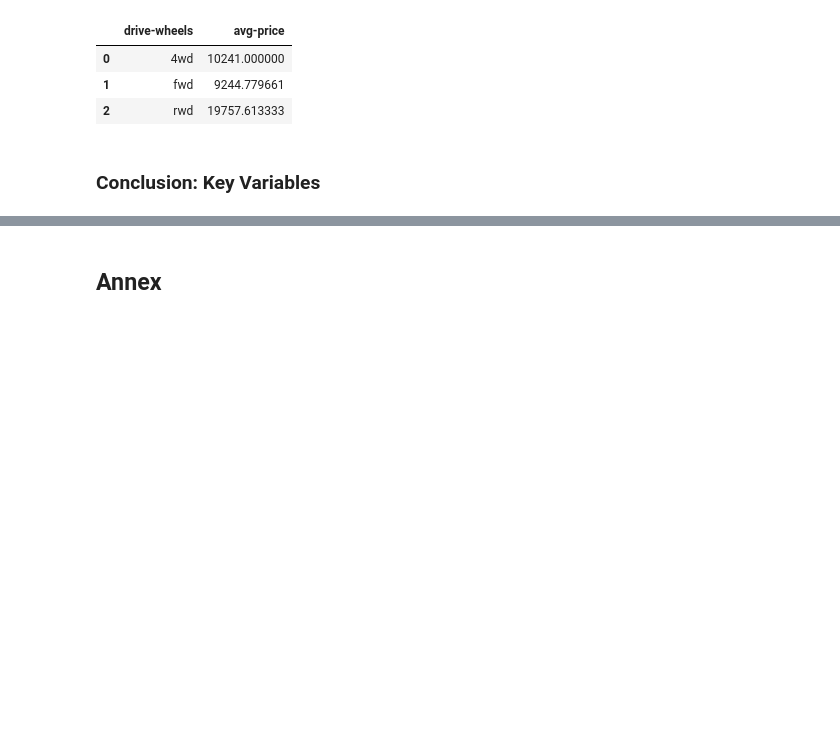
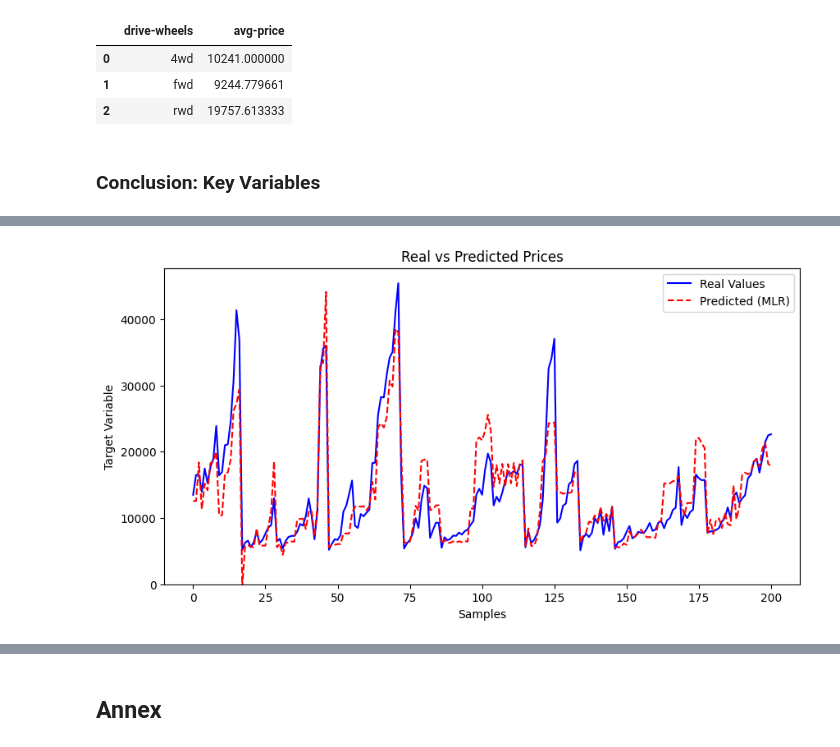
Before and after one commit to harmeris/Car_Pricing_Analysis_1985, a Jupyter notebook: car_pricing_analysis.ipynb, the cells around one changed output, grey strips where cells are left out. Saved outputs shown, nothing was run; the diff lists cells and outputs as text; code cells hidden in the pictures; blank space fills up the shorter version.

```diff
--- a/car_pricing_analysis.ipynb
+++ b/car_pricing_analysis.ipynb
@@ -649,0 +750,8 @@ As we move into building machine learning models, using variables that significa
+# %%
+Z= car_db[['curb-weight','engine-size','horsepower','width-cm','highway-km/L']]
+# %%
+lm_multiple=LinearRegression()
+
+lm_multiple.fit(Z,Y)
+
+Yhat_multiple=lm_multiple.predict(Z)
@@ -649,0 +777,12 @@ As we move into building machine learning models, using variables that significa
+# %%
+plt.figure(figsize=(10, 5))
+plt.plot(Y.values, label='Real Values', color='blue')
+plt.plot(Yhat_multiple, label='Predicted (MLR)', color='red', linestyle='--')
+plt.title('Real vs Predicted Prices')
+plt.xlabel('Samples')
+plt.ylabel('Target Variable')
+plt.legend()
+plt.ylim(0,)
+plt.show()
+# %% [output]
+[figure, added]
```
Also changed, not shown: parts of 23 cells of this notebook.
